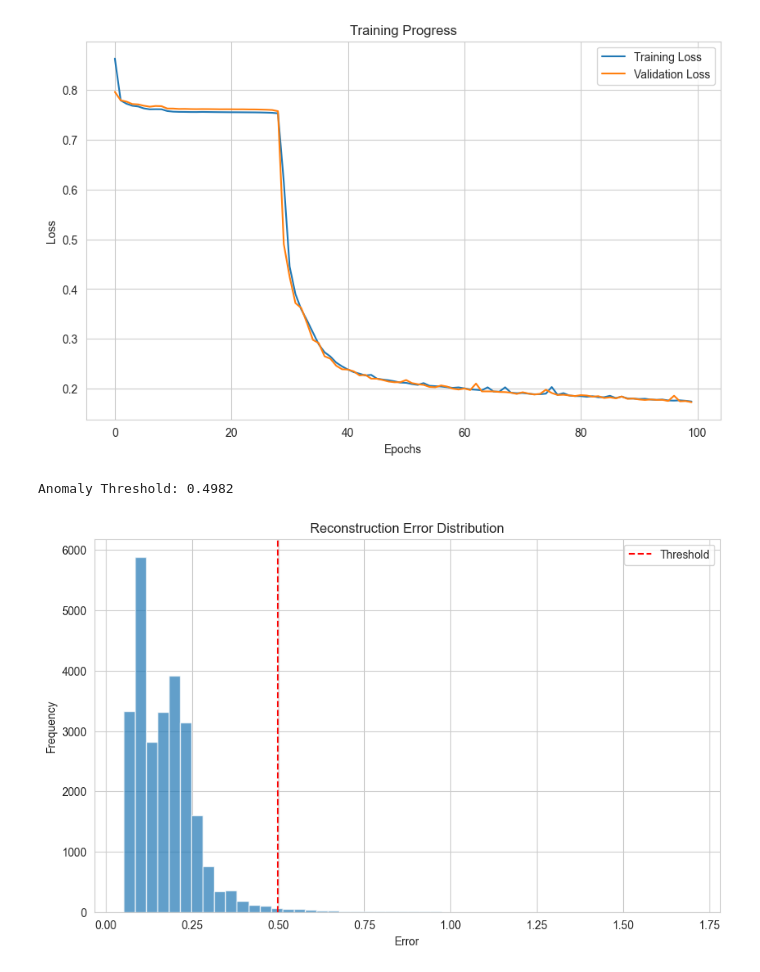
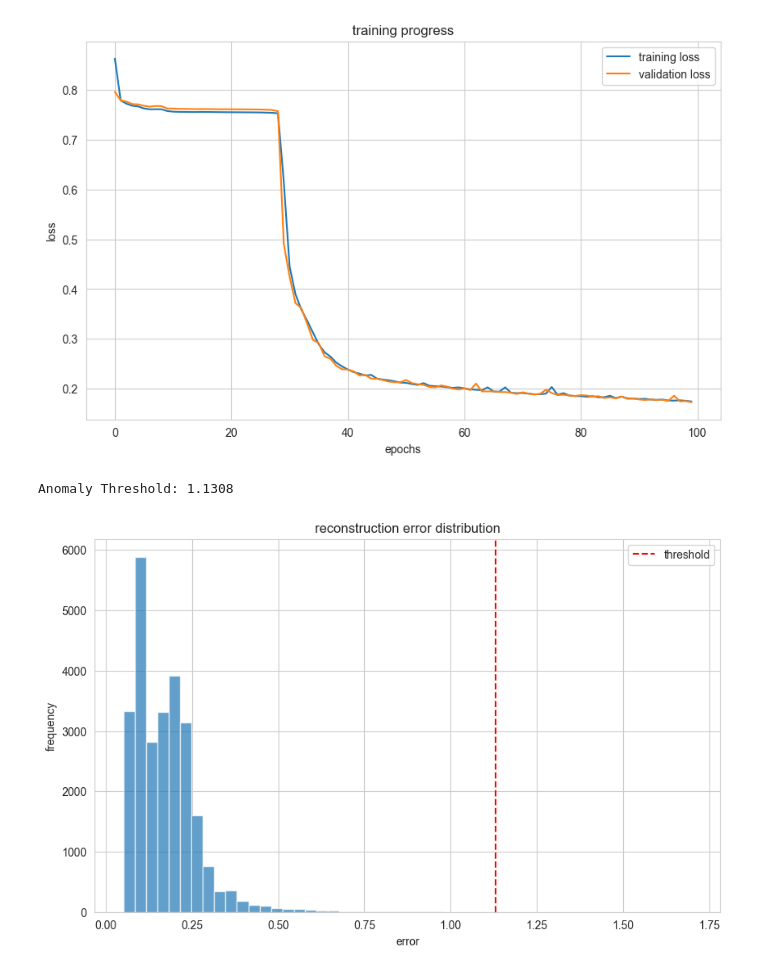
Before and after one commit to conjeevaram/Anomaly-Detection-Auto-Encoder, a Jupyter notebook: detector.ipynb, the cells around one changed output. Drawn from its saved outputs; the diff is of its cells as text; code cells hidden in the pictures.

```diff
--- a/detector.ipynb
+++ b/detector.ipynb
@@ -200,6 +203,8 @@ plt.show()
 # %% [output]
 [figure]
 # %%
+# finding a threshold for anomaly detection
+
 model.eval()
 reconstruction_errors = []
 
@@ -210,19 +215,21 @@ with torch.no_grad():
         error = torch.mean((outputs - inputs)**2, dim=(1,2)).cpu().numpy()
         reconstruction_errors.extend(error)
 
-threshold = np.percentile(reconstruction_errors, 99)
+threshold = np.percentile(reconstruction_errors, 99.99) # if the error is in the top 0.01% of the distribution, consider it an anomaly
 print(f"Anomaly Threshold: {threshold:.4f}")
-
-# Plot error distribution
-plt.figure(figsize=(10, 6))
-plt.hist(reconstruction_errors, bins=50, alpha=0.7)
-plt.axvline(threshold, color='r', linestyle='--', label='Threshold')
-plt.title('Reconstruction Error Distribution')
-plt.xlabel('Error')
-plt.ylabel('Frequency')
-plt.legend()
-plt.show()
 # %% [output]
-Anomaly Threshold: 0.4982
+Anomaly Threshold: 1.1308
-[figure, removed]
+# %%
+# visualize error distribution
+
+plt.figure(figsize=(10, 6))
+plt.hist(reconstruction_errors, bins=50, alpha=0.7)
+plt.axvline(threshold, color='r', linestyle='--', label='threshold')
+plt.title('reconstruction error distribution')
+plt.xlabel('error')
+plt.ylabel('frequency')
+plt.legend()
+plt.show()
+# %% [output]
+[figure, added]
 # %%
```
Also changed, not shown: parts of 8 cells of this notebook, 1 other file.
